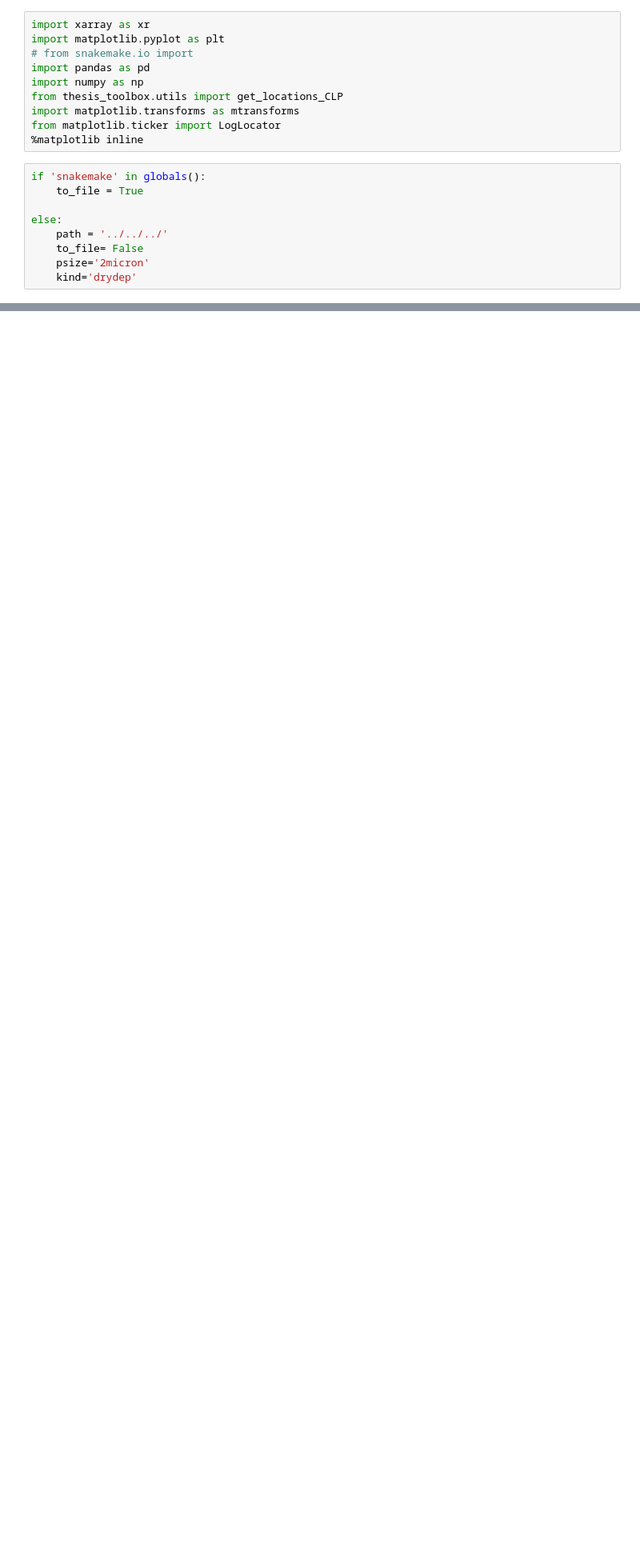
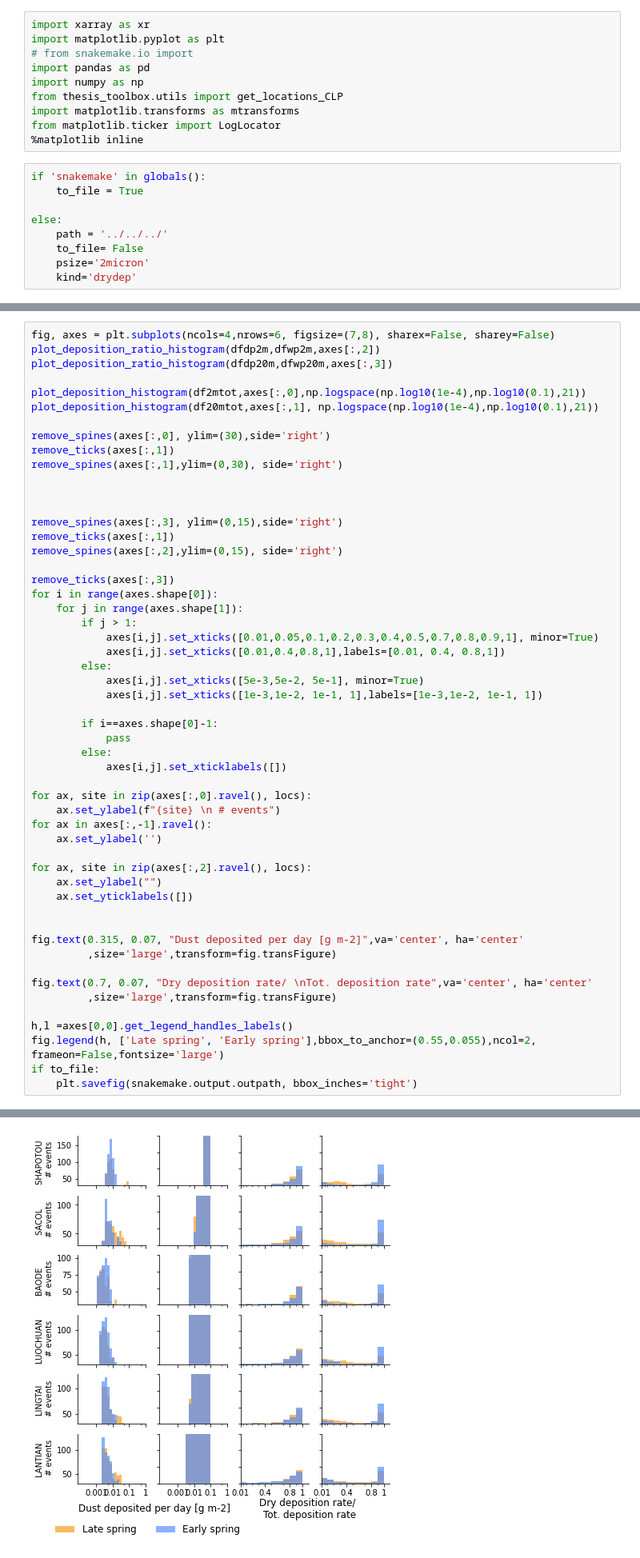
Before and after one commit to MasterOnDust/AGU_JGR_CLP_SOURCE_WORKFLOW, a Jupyter notebook: Master_thesis_UiO_workflow/workflow/notebooks/AGU_paper_figures/Create_deposition_histogram_v2.ipynb, the cells around one changed output, grey strips where cells are left out. Shown at 80% size. Cells and saved outputs as stored; diff of their text form; blank space fills up the shorter version.

Commit message:
update histogram of event calculation

```diff
--- a/Master_thesis_UiO_workflow/workflow/notebooks/AGU_paper_figures/Create_deposition_histogram_v2.ipynb
+++ b/Master_thesis_UiO_workflow/workflow/notebooks/AGU_paper_figures/Create_deposition_histogram_v2.ipynb
@@ -96,0 +157,54 @@ def remove_ticks(axes):
+# %%
+fig, axes = plt.subplots(ncols=4,nrows=6, figsize=(7,8), sharex=False, sharey=False)
+plot_deposition_ratio_histogram(dfdp2m,dfwp2m,axes[:,2])
+plot_deposition_ratio_histogram(dfdp20m,dfwp20m,axes[:,3])
+
+plot_deposition_histogram(df2mtot,axes[:,0],np.logspace(np.log10(1e-4),np.log10(0.1),21))
+plot_deposition_histogram(df20mtot,axes[:,1], np.logspace(np.log10(1e-4),np.log10(0.1),21))
+
+remove_spines(axes[:,0], ylim=(30),side='right')
+remove_ticks(axes[:,1])
+remove_spines(axes[:,1],ylim=(0,30), side='right')
+
+
+
+remove_spines(axes[:,3], ylim=(0,15),side='right')
+remove_ticks(axes[:,1])
+remove_spines(axes[:,2],ylim=(0,15), side='right')
+
+remove_ticks(axes[:,3])
+for i in range(axes.shape[0]):
+    for j in range(axes.shape[1]):
+        if j > 1:
+            axes[i,j].set_xticks([0.01,0.05,0.1,0.2,0.3,0.4,0.5,0.7,0.8,0.9,1], minor=True)
+            axes[i,j].set_xticks([0.01,0.4,0.8,1],labels=[0.01, 0.4, 0.8,1])
+        else:
+            axes[i,j].set_xticks([5e-3,5e-2, 5e-1], minor=True)
+            axes[i,j].set_xticks([1e-3,1e-2, 1e-1, 1],labels=[1e-3,1e-2, 1e-1, 1])
+
+        if i==axes.shape[0]-1:
+            pass
+        else:
+            axes[i,j].set_xticklabels([])
+
+for ax, site in zip(axes[:,0].ravel(), locs):
+    ax.set_ylabel(f"{site} \n # events")
+for ax in axes[:,-1].ravel():
+    ax.set_ylabel('')
+
+for ax, site in zip(axes[:,2].ravel(), locs):
+    ax.set_ylabel("")
+    ax.set_yticklabels([])
+
+
+fig.text(0.315, 0.07, "Dust deposited per day [g m-2]",va='center', ha='center'
+         ,size='large',transform=fig.transFigure)
+
+fig.text(0.7, 0.07, "Dry deposition rate/ \nTot. deposition rate",va='center', ha='center'
+         ,size='large',transform=fig.transFigure)
+
+h,l =axes[0,0].get_legend_handles_labels()
+fig.legend(h, ['Late spring', 'Early spring'],bbox_to_anchor=(0.55,0.055),ncol=2, frameon=False,fontsize='large')
+if to_file:
+    plt.savefig(snakemake.output.outpath, bbox_inches='tight')
+# %% [output]
@@ -97,3 +225,4 @@ def remove_ticks(axes):
+[figure, added]
 # %%
 fig,axes = plt.subplots(ncols=4,nrows=6, figsize=(7,8), sharex=True, sharey=False)
 plot_deposition_histogram(dfdp2m,axes[:,0])
```
Also changed, not shown: parts of 7 cells of this notebook.
